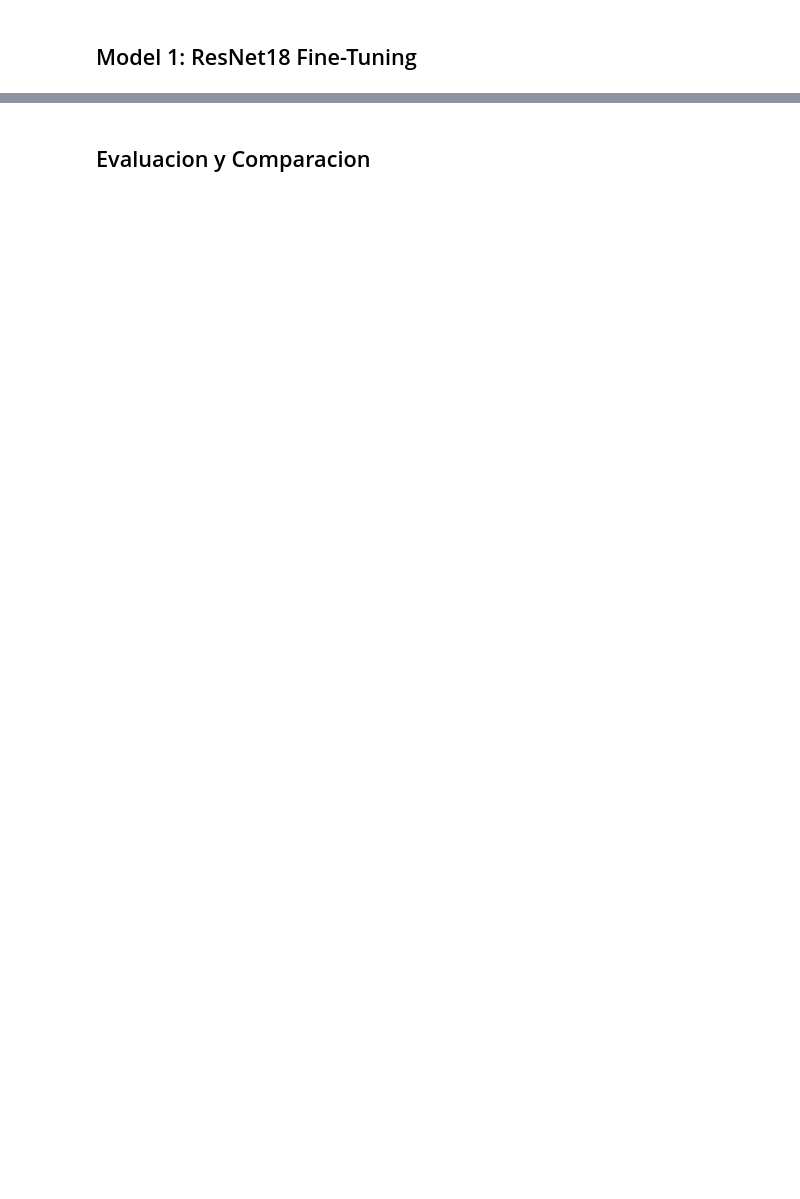
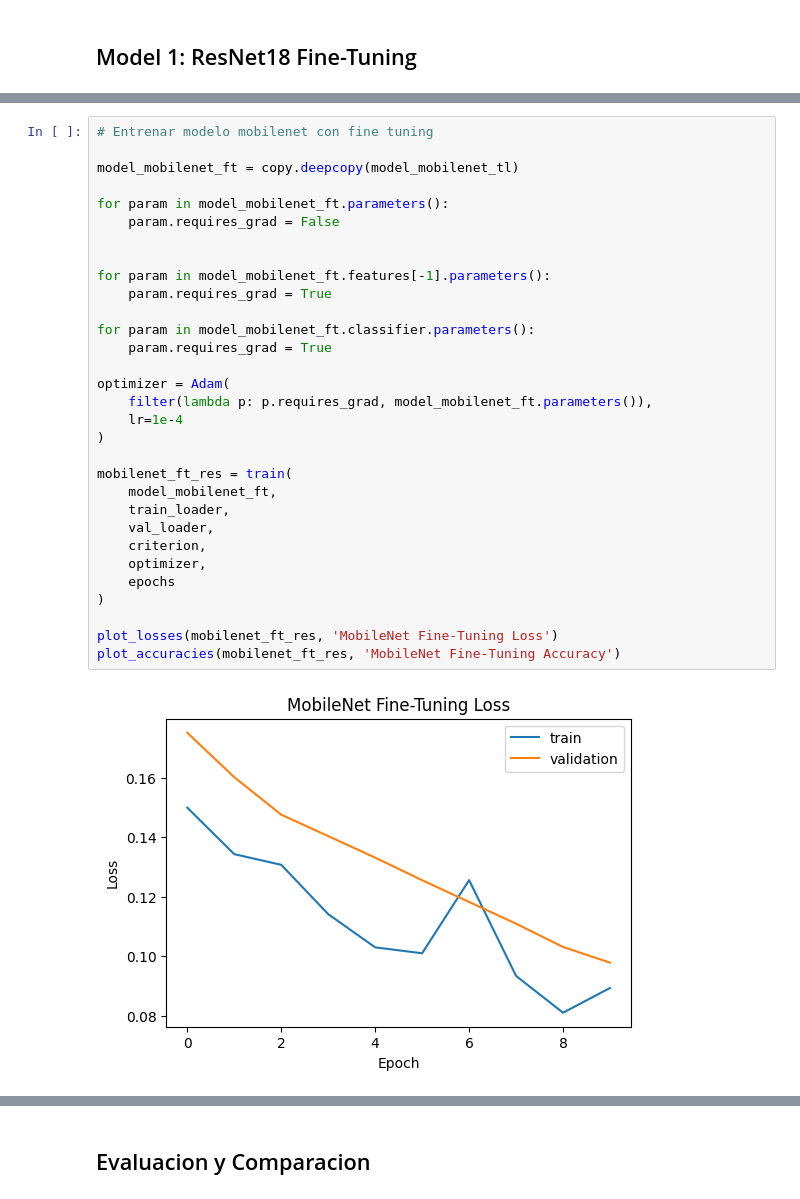
Before and after one commit to wushang549/Equipo, a Jupyter notebook: fineTuning.ipynb, the cells around one changed output, grey strips where cells are left out. Cells and saved outputs as stored; diff of their text form; blank space fills up the shorter version.

```diff
--- a/fineTuning.ipynb
+++ b/fineTuning.ipynb
@@ -267,0 +314,33 @@ plot_accuracies(resnet_ft_res, 'ResNet18 Fine-Tuning Accuracy')
+# %%
+# Entrenar modelo mobilenet con fine tuning
+
+model_mobilenet_ft = copy.deepcopy(model_mobilenet_tl)
+
+for param in model_mobilenet_ft.parameters():
+    param.requires_grad = False
+
+
+for param in model_mobilenet_ft.features[-1].parameters():
+    param.requires_grad = True
+
+for param in model_mobilenet_ft.classifier.parameters():
+    param.requires_grad = True
+
+optimizer = Adam(
+    filter(lambda p: p.requires_grad, model_mobilenet_ft.parameters()),
+    lr=1e-4
+)
+
+mobilenet_ft_res = train(
+    model_mobilenet_ft,
+    train_loader,
+    val_loader,
+    criterion,
+    optimizer,
+    epochs
+)
+
+plot_losses(mobilenet_ft_res, 'MobileNet Fine-Tuning Loss')
+plot_accuracies(mobilenet_ft_res, 'MobileNet Fine-Tuning Accuracy')
+# %% [output]
+[figure, added]
```
Also changed, not shown: parts of 20 cells of this notebook.
